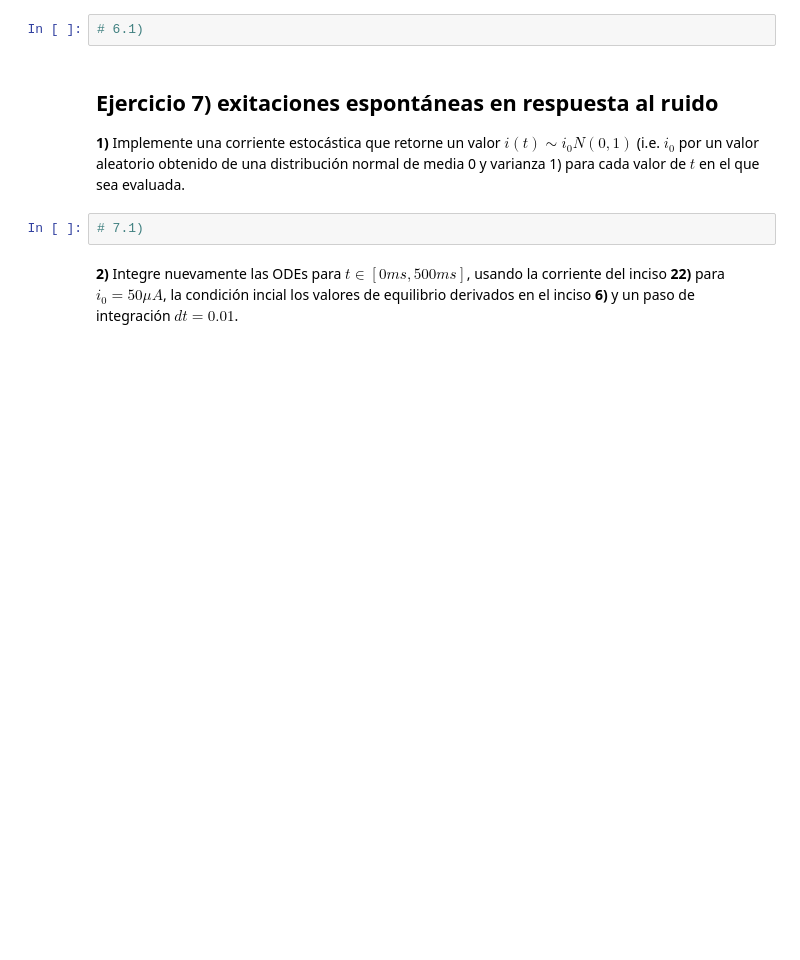
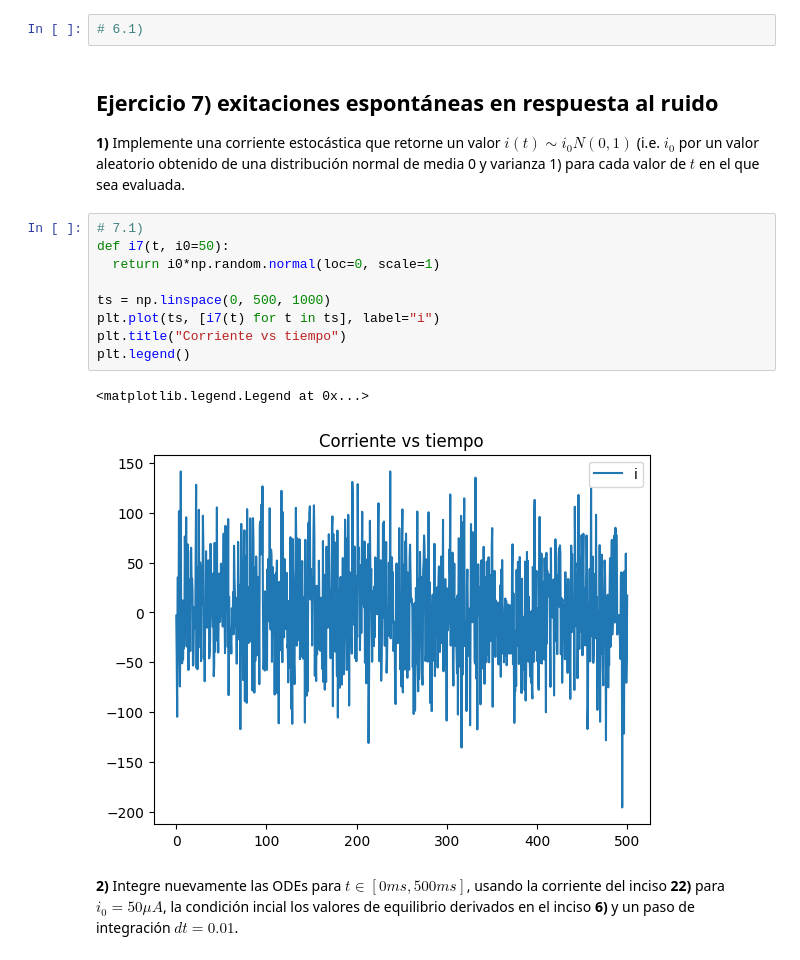
Before and after one commit to basbenja/RedesNeuronales-TrabajosPracticos, a Jupyter notebook: TP1/TrabajoPractico1.ipynb, the cells around one changed output. Saved outputs shown, nothing was run; the diff lists cells and outputs as text; blank space fills up the shorter version.

```diff
--- a/TP1/TrabajoPractico1.ipynb
+++ b/TP1/TrabajoPractico1.ipynb
@@ -587,7 +634,17 @@ $$
 ## Ejercicio 7) exitaciones espontáneas en respuesta al ruido
 
 **1)** Implemente una corriente estocástica que retorne un valor $i(t)\sim i_0 N(0,1)$ (i.e. $i_0$ por un valor aleatorio obtenido de una distribución normal de media 0 y varianza 1) para cada valor de $t$ en el que sea evaluada.
-# %%
-# 7.1)
+# %%
+# 7.1)
+def i7(t, i0=50):
+  return i0*np.random.normal(loc=0, scale=1)
+
+ts = np.linspace(0, 500, 1000)
+plt.plot(ts, [i7(t) for t in ts], label="i")
+plt.title("Corriente vs tiempo")
+plt.legend()
+# %% [output]
+<matplotlib.legend.Legend at 0x...>
+[figure, added]
 # %% [markdown]
 **2)** Integre nuevamente las ODEs para $t\in[0ms,500ms]$, usando la corriente del inciso **22)** para $i_0=50\mu A$, la condición incial los valores de equilibrio derivados en el inciso **6)** y un paso de integración $dt=0.01$.
```
Also changed, not shown: parts of 8 cells of this notebook.
